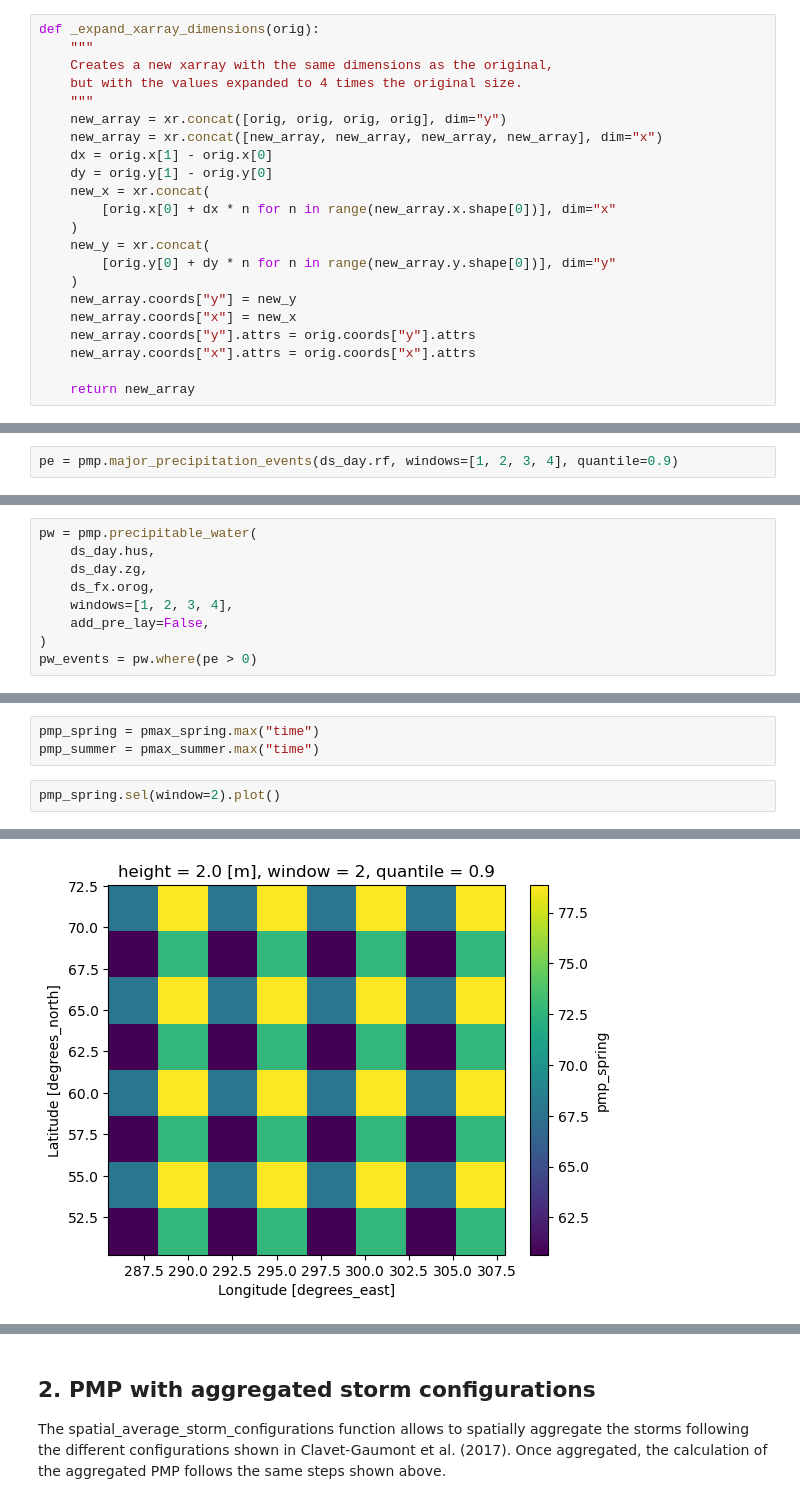
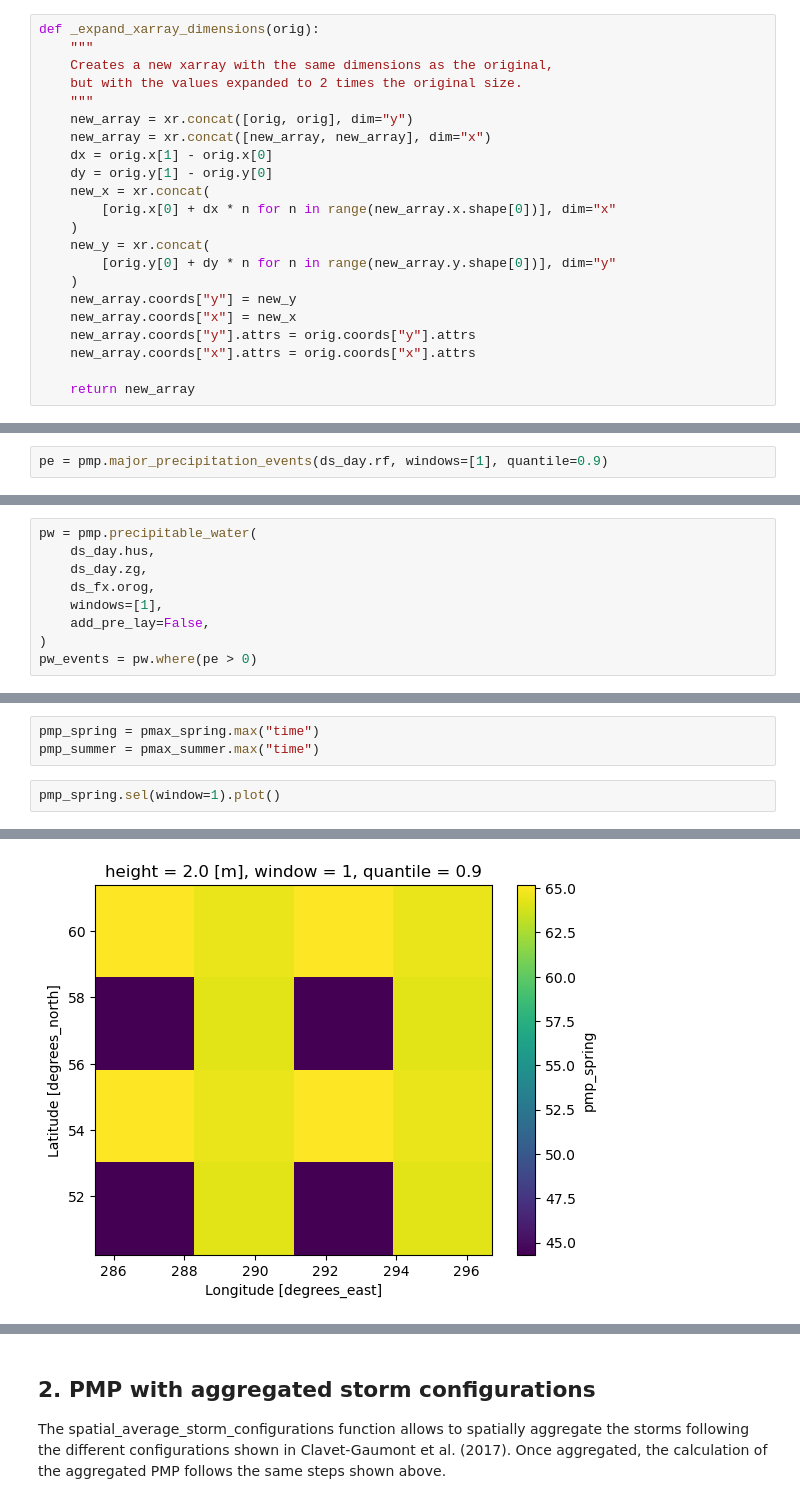
Before and after one commit to hydrologie/xhydro, a Jupyter notebook: docs/notebooks/pmp.ipynb, the cells around one changed output, grey strips where cells are left out. Cells and saved outputs as stored; diff of their text form.

```diff
--- a/docs/notebooks/pmp.ipynb
+++ b/docs/notebooks/pmp.ipynb
@@ -68,10 +68,10 @@ ds_fx_i = xr.open_zarr(path_fx_zarr)
 def _expand_xarray_dimensions(orig):
     """
     Creates a new xarray with the same dimensions as the original,
-    but with the values expanded to 4 times the original size.
+    but with the values expanded to 2 times the original size.
     """
-    new_array = xr.concat([orig, orig, orig, orig], dim="y")
-    new_array = xr.concat([new_array, new_array, new_array, new_array], dim="x")
+    new_array = xr.concat([orig, orig], dim="y")
+    new_array = xr.concat([new_array, new_array], dim="x")
     dx = orig.x[1] - orig.x[0]
     dy = orig.y[1] - orig.y[0]
     new_x = xr.concat(
@@ -100,7 +100,7 @@ Sum of precipitation over 1, 2, 3 and 4 days and retention of the year's most in
 
 The 10% most intense storms are retained to avoid overmaximizing small precipitation events.
 # %%
-pe = pmp.major_precipitation_events(ds_day.rf, windows=[1, 2, 3, 4], quantile=0.9)
+pe = pmp.major_precipitation_events(ds_day.rf, windows=[1], quantile=0.9)
 # %% [markdown]
 ### 1.2 Calculating daily precipitable water (pw)
 
@@ -110,7 +110,7 @@ pw = pmp.precipitable_water(
     ds_day.hus,
     ds_day.zg,
     ds_fx.orog,
-    windows=[1, 2, 3, 4],
+    windows=[1],
     add_pre_lay=False,
 )
 pw_events = pw.where(pe > 0)
@@ -154,8 +154,8 @@ The spring and summer PMP values for each of the points in the domain are presen
 pmp_spring = pmax_spring.max("time")
 pmp_summer = pmax_summer.max("time")
 # %%
-pmp_spring.sel(window=2).plot()
+pmp_spring.sel(window=1).plot()
 # %% [output]
 <matplotlib.collections.QuadMesh at 0x...>
-[figure, old version]
+[figure, new version]
 # %%
```
Also changed, not shown: parts of 6 cells of this notebook.
